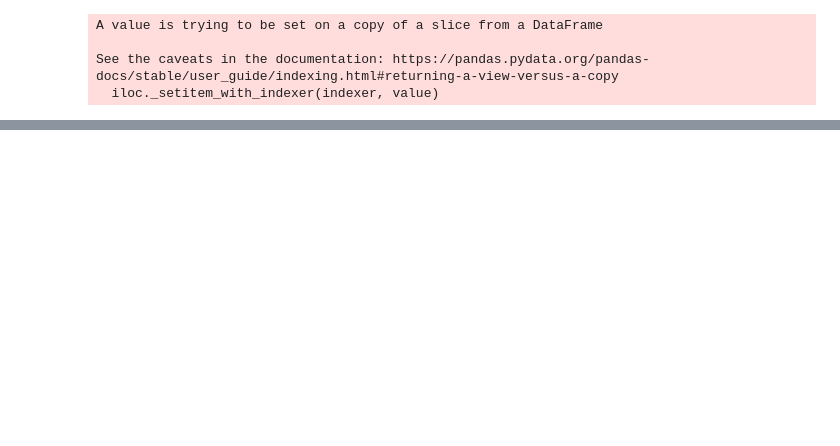
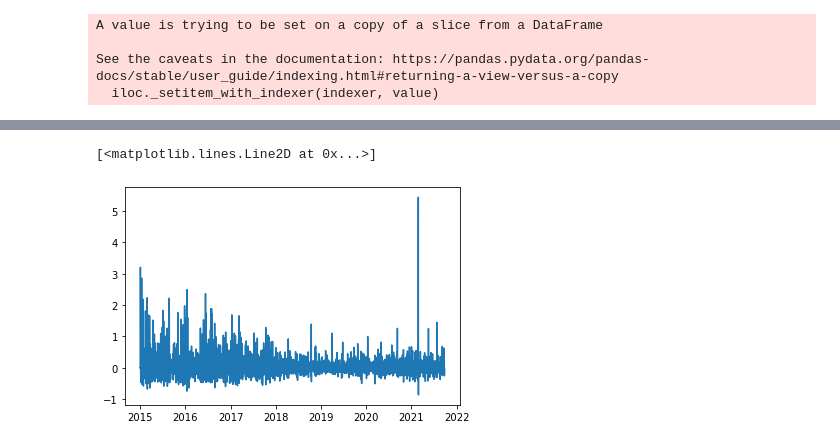
Before and after one commit to jquibla/Crypto_Predictor, a Jupyter notebook: bitcoin_proc_data_gen.ipynb, the cells around one changed output, grey strips where cells are left out. Saved outputs shown, nothing was run; the diff lists cells and outputs as text; code cells hidden in the pictures; blank space fills up the shorter version.

```diff
--- a/bitcoin_proc_data_gen.ipynb
+++ b/bitcoin_proc_data_gen.ipynb
@@ -128,2 +147,9 @@ See the caveats in the documentation: https://pandas.pydata.org/pandas-docs/stab
+# %%
+#Let's take a look at the variation data
+#I'm pretty sure everythin over 200% variation is an outlier
+plt.plot(btc_hist_m['Date'], btc_hist_m['var_V_dia_ant'])
+# %% [output]
+[<matplotlib.lines.Line2D at 0x...>]
+[figure, added]
 # %%
 #ahora creamos el set de datos de verdad, que por ahora va a contener:
```
Also changed, not shown: parts of 20 cells of this notebook, 6 other files.
